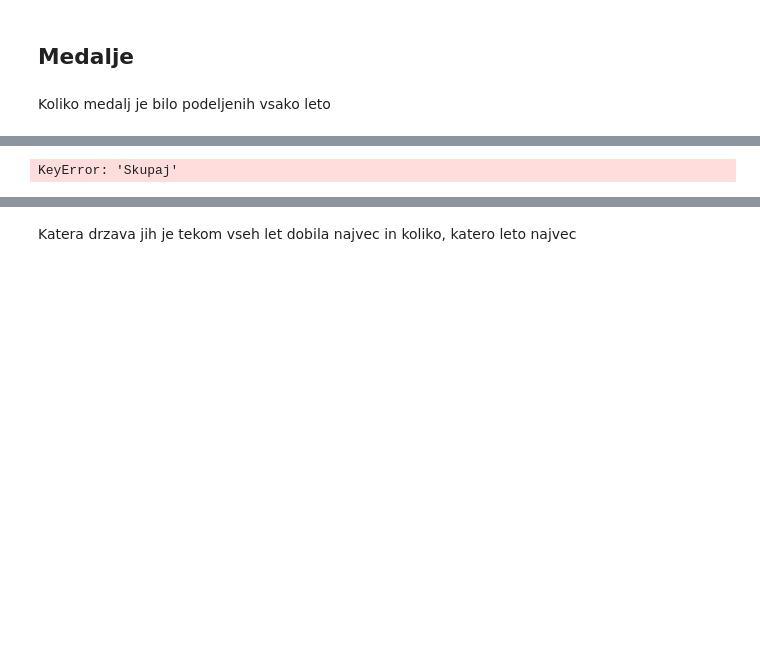
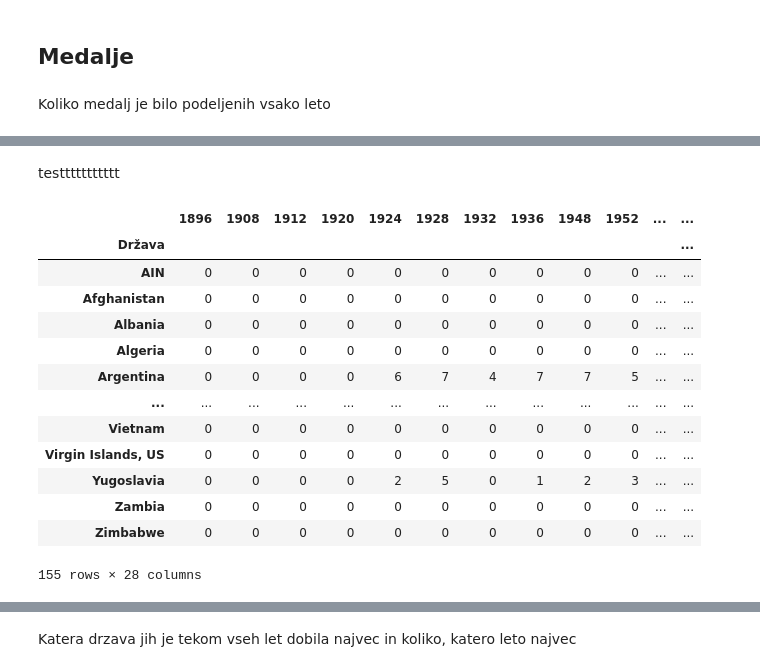
Before and after one commit to Kajaaa9/seminarska_naloga-olimpijske_igre, a Jupyter notebook: oi5_analiza.ipynb, the cells around one changed output, grey strips where cells are left out. Cells and saved outputs as stored; diff of their text form; code cells hidden in the pictures; blank space fills up the shorter version.

```diff
--- a/oi5_analiza.ipynb
+++ b/oi5_analiza.ipynb
@@ -10,7 +10,7 @@ import seaborn as sns          # za lepo risanje grafov             # da se graf
 %matplotlib inline
 
 ## ker bomo delali z velikimi razpredelnicami, povemo, da naj se vedno izpiše le 10 vrstic
-pd.set_option("display.max_rows", 10)
+#pd.set_option("display.max_rows", 10)
 # pd.options.display.max_rows = 10      # druga opcija, oboje je ok
 
 # naložimo razpredelnico, s katero bomo delali
@@ -129,7 +94,22 @@ TypeError: can only concatenate str (not "int") to str
+# %% [markdown]
+testtttttttttt
+# %%
+MEDALJE_SKUPAJ2_SUMMER
+# %% [output]
+|  | 1896 | 1908 | 1912 | 1920 | 1924 | 1928 | 1932 | 1936 | 1948 | 1952 | ... | ... |
+| Država |  |  |  |  |  |  |  |  |  |  |  | ... |
+| AIN | 0 | 0 | 0 | 0 | 0 | 0 | 0 | 0 | 0 | 0 | ... | ... |
+| Afghanistan | 0 | 0 | 0 | 0 | 0 | 0 | 0 | 0 | 0 | 0 | ... | ... |
+| Albania | 0 | 0 | 0 | 0 | 0 | 0 | 0 | 0 | 0 | 0 | ... | ... |
+| Algeria | 0 | 0 | 0 | 0 | 0 | 0 | 0 | 0 | 0 | 0 | ... | ... |
+| Argentina | 0 | 0 | 0 | 0 | 6 | 7 | 4 | 7 | 7 | 5 | ... | ... |
+| ... | ... | ... | ... | ... | ... | ... | ... | ... | ... | ... | ... | ... |
+| Vietnam | 0 | 0 | 0 | 0 | 0 | 0 | 0 | 0 | 0 | 0 | ... | ... |
+| Virgin Islands, US | 0 | 0 | 0 | 0 | 0 | 0 | 0 | 0 | 0 | 0 | ... | ... |
+| Yugoslavia | 0 | 0 | 0 | 0 | 2 | 5 | 0 | 1 | 2 | 3 | ... | ... |
+| Zambia | 0 | 0 | 0 | 0 | 0 | 0 | 0 | 0 | 0 | 0 | ... | ... |
+| Zimbabwe | 0 | 0 | 0 | 0 | 0 | 0 | 0 | 0 | 0 | 0 | ... | ... |
+155 rows × 28 columns
 # %%
 MEDALJE_SKUPAJ2_SUMMER.loc['Skupaj'] = MEDALJE_SKUPAJ_SUMMER.sum()
 MEDALJE_SKUPAJ2_WINTER.loc['Skupaj'] = MEDALJE_SKUPAJ_WINTER.sum()
-# %%
-MEDALJE_SKUPAJ2_SUMMER.loc['Skupaj'].plot.bar()
-# %% [output]
-KeyError: 'Skupaj'
```
Also changed, not shown: parts of 10 cells of this notebook.
